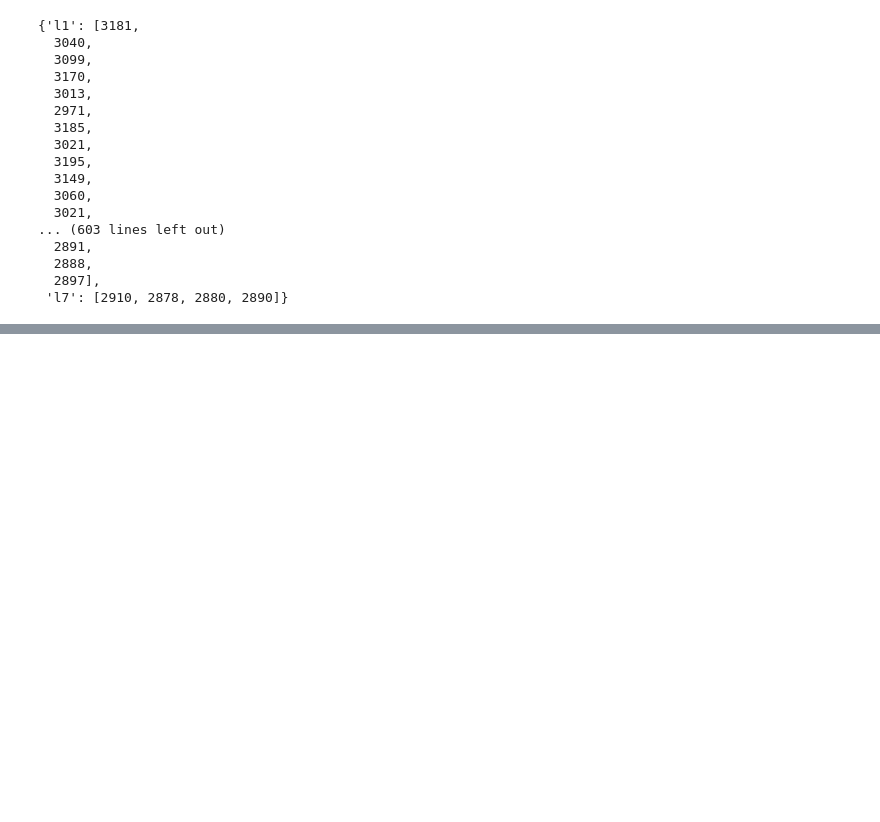
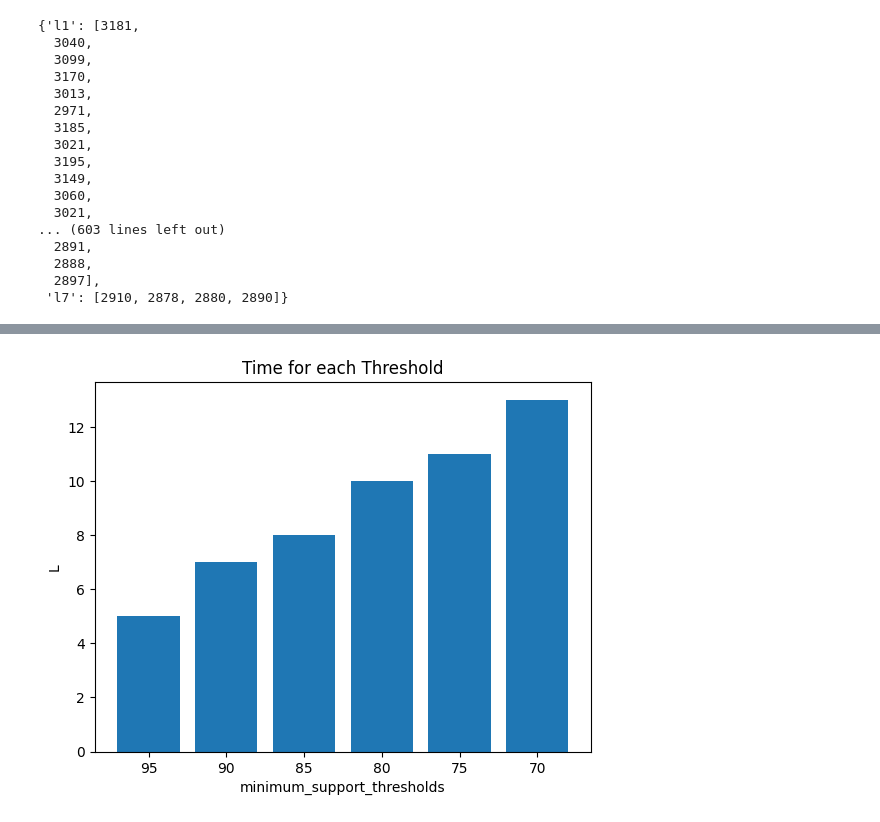
Before and after one commit to zishraq/apriori_algorithm, a Jupyter notebook: apriori_algorithm.ipynb, the cells around one changed output, grey strips where cells are left out. Drawn from its saved outputs; the diff is of its cells as text; code cells hidden in the pictures; blank space fills up the shorter version.

```diff
--- a/apriori_algorithm.ipynb
+++ b/apriori_algorithm.ipynb
@@ -203,0 +224,11 @@ l_support
+# %%
+minimum_support_thresholds = ['95', '90', '85', '80', '75', '70']
+ls = [5, 7, 8, 10, 11, 13]
+
+plt.bar(minimum_support_thresholds, ls)
+plt.title('Time for each Threshold')
+plt.xlabel('minimum_support_thresholds')
+plt.ylabel('L')
+plt.show()
+# %% [output]
+[figure, added]
```
Also changed, not shown: parts of 10 cells of this notebook.
